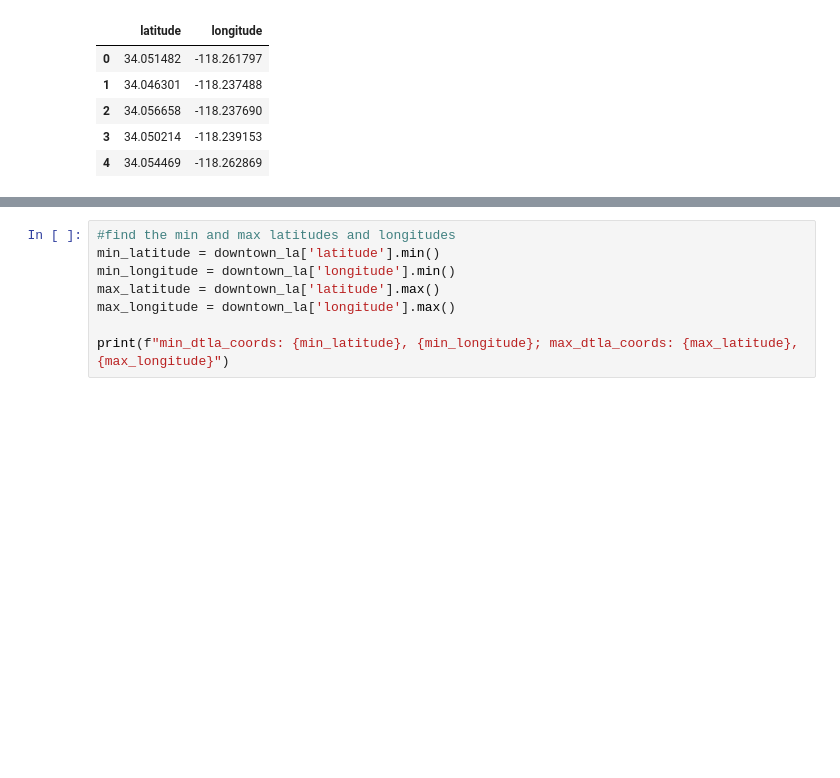
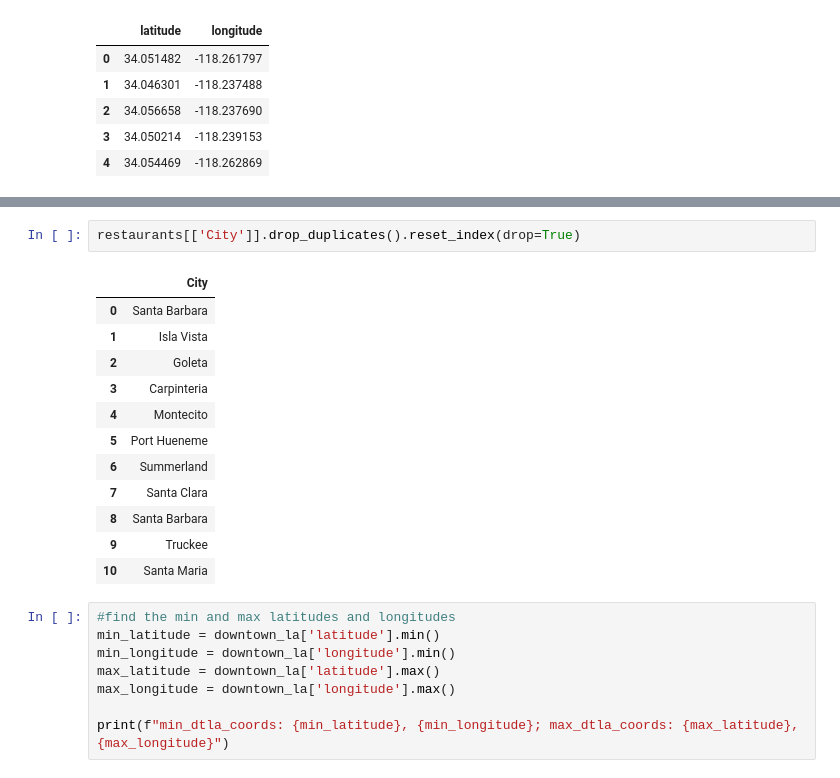
Before and after one commit to skvillamin/pokestops-analysis, a Jupyter notebook: EDACheckpoint_Group128-FA24.ipynb, the cells around one changed output, grey strips where cells are left out. Drawn from its saved outputs; the diff is of its cells as text; blank space fills up the shorter version.

```diff
--- a/EDACheckpoint_Group128-FA24.ipynb
+++ b/EDACheckpoint_Group128-FA24.ipynb
@@ -157,3 +173,18 @@ downtown_la.head()
+# %%
+restaurants[['City']].drop_duplicates().reset_index(drop=True)
+# %% [output]
+|  | City |
+| 0 | Santa Barbara |
+| 1 | Isla Vista |
+| 2 | Goleta |
+| 3 | Carpinteria |
+| 4 | Montecito |
+| 5 | Port Hueneme |
+| 6 | Summerland |
+| 7 | Santa Clara |
+| 8 | Santa Barbara |
+| 9 | Truckee |
+| 10 | Santa Maria |
 # %%
 #find the min and max latitudes and longitudes
 min_latitude = downtown_la['latitude'].min()
```
Also changed, not shown: parts of 1 cell of this notebook.
